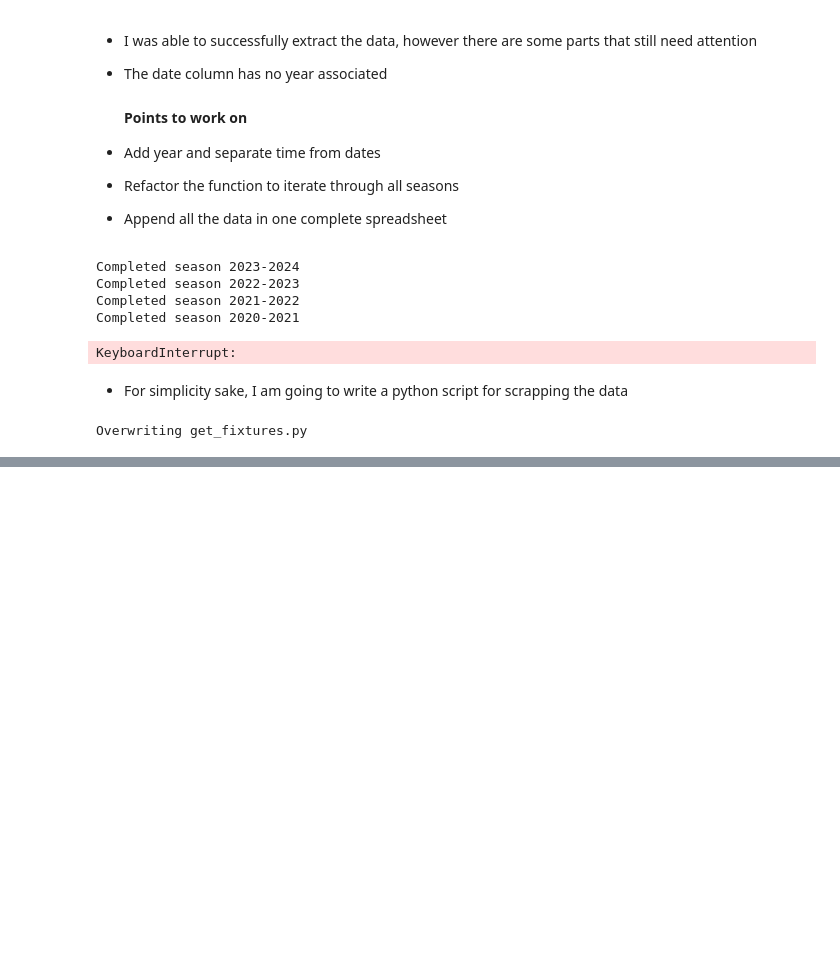
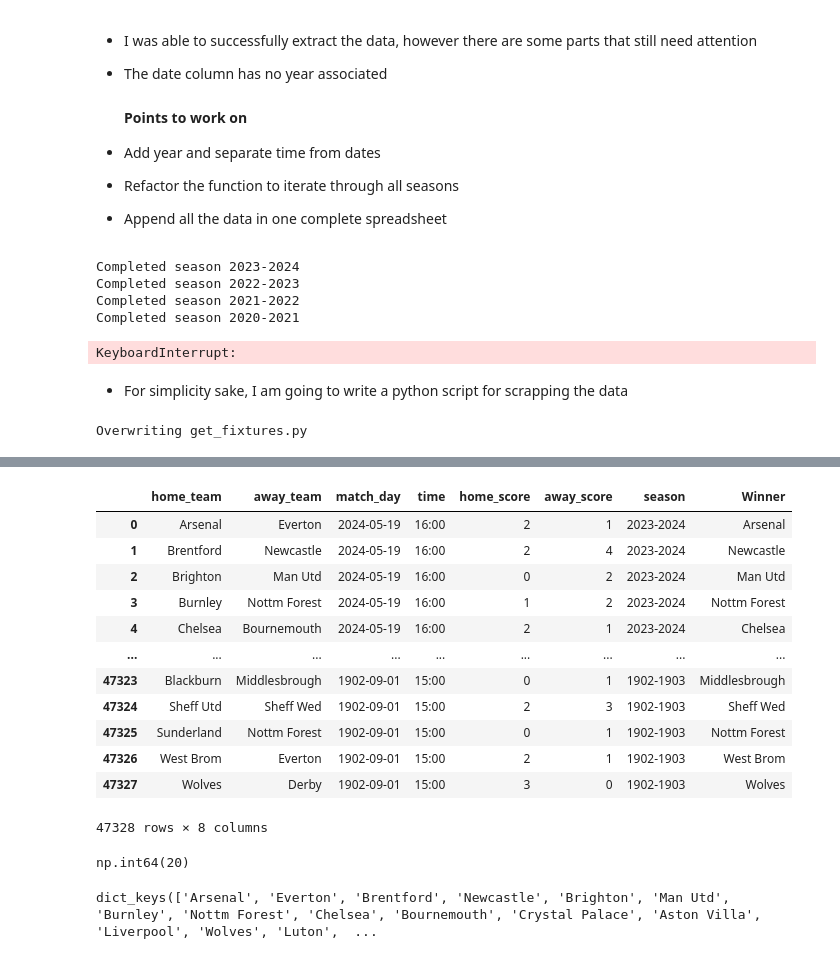
Before and after one commit to Archbaer/match_fixtures, a Jupyter notebook: blueprint.ipynb, the cells around one changed output, grey strips where cells are left out. Saved outputs shown, nothing was run; the diff lists cells and outputs as text; code cells hidden in the pictures; blank space fills up the shorter version.

```diff
--- a/blueprint.ipynb
+++ b/blueprint.ipynb
@@ -397,0 +398,2 @@ Completed season 2003-2004
+# %%
+df = pd.read_csv('epl_all_seasons.csv')
@@ -397,0 +411,26 @@ Completed season 2003-2004
+# %%
+df['Winner'] = ''  # Initialize column first
+
+for i, row in df.iterrows():
+    if row['home_score'] > row['away_score']:
+        df.loc[i, 'Winner'] = row['home_team']
+    elif row['home_score'] < row['away_score']:
+        df.loc[i, 'Winner'] = row['away_team']
+    else:
+        df.loc[i, 'Winner'] = 'Draw'
+# %%
+df
+# %% [output]
+|  | home_team | away_team | match_day | time | home_score | away_score | season | Winner |
+| 0 | Arsenal | Everton | 2024-05-19 | 16:00 | 2 | 1 | 2023-2024 | Arsenal |
+| 1 | Brentford | Newcastle | 2024-05-19 | 16:00 | 2 | 4 | 2023-2024 | Newcastle |
+| 2 | Brighton | Man Utd | 2024-05-19 | 16:00 | 0 | 2 | 2023-2024 | Man Utd |
+| 3 | Burnley | Nottm Forest | 2024-05-19 | 16:00 | 1 | 2 | 2023-2024 | Nottm Forest |
+| 4 | Chelsea | Bournemouth | 2024-05-19 | 16:00 | 2 | 1 | 2023-2024 | Chelsea |
+| ... | ... | ... | ... | ... | ... | ... | ... | ... |
+| 47323 | Blackburn | Middlesbrough | 1902-09-01 | 15:00 | 0 | 1 | 1902-1903 | Middlesbrough |
+| 47324 | Sheff Utd | Sheff Wed | 1902-09-01 | 15:00 | 2 | 3 | 1902-1903 | Sheff Wed |
+| 47325 | Sunderland | Nottm Forest | 1902-09-01 | 15:00 | 0 | 1 | 1902-1903 | Nottm Forest |
+| 47326 | West Brom | Everton | 1902-09-01 | 15:00 | 2 | 1 | 1902-1903 | West Brom |
+| 47327 | Wolves | Derby | 1902-09-01 | 15:00 | 3 | 0 | 1902-1903 | Wolves |
+47328 rows × 8 columns
@@ -397,0 +441,12 @@ Completed season 2003-2004
+# %%
+import matplotlib.pyplot as plt
+
+teams = {}
+
+df['home_team'].str.contains('2', case=False, na=False).sum()
+# %% [output]
+np.int64(20)
+# %%
+teams.keys()
+# %% [output]
+dict_keys(['Arsenal', 'Everton', 'Brentford', 'Newcastle', 'Brighton', 'Man Utd', 'Burnley', 'Nottm Forest', 'Chelsea', 'Bournemouth', 'Crystal Palace', 'Aston Villa', 'Liverpool', 'Wolves', 'Luton',  ...
```
Also changed, not shown: parts of 10 cells of this notebook.
